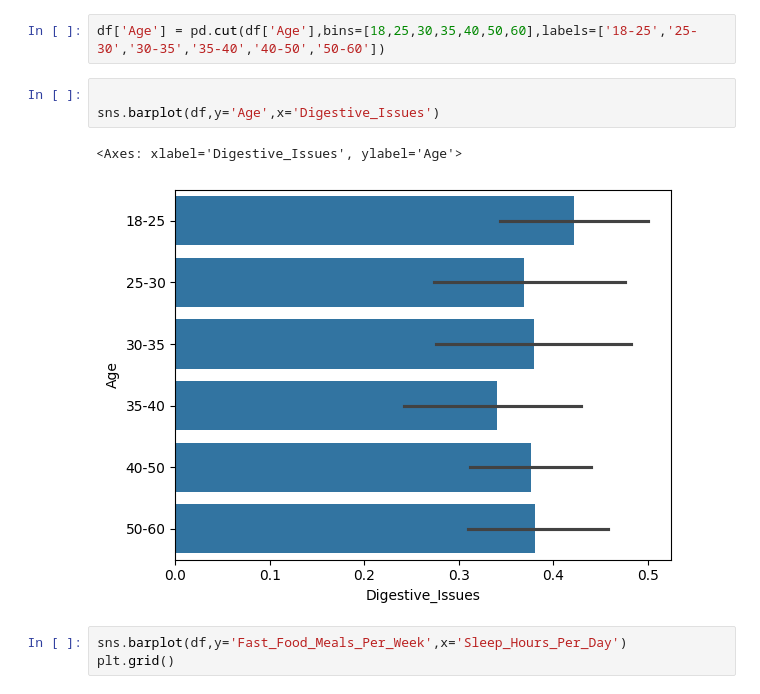
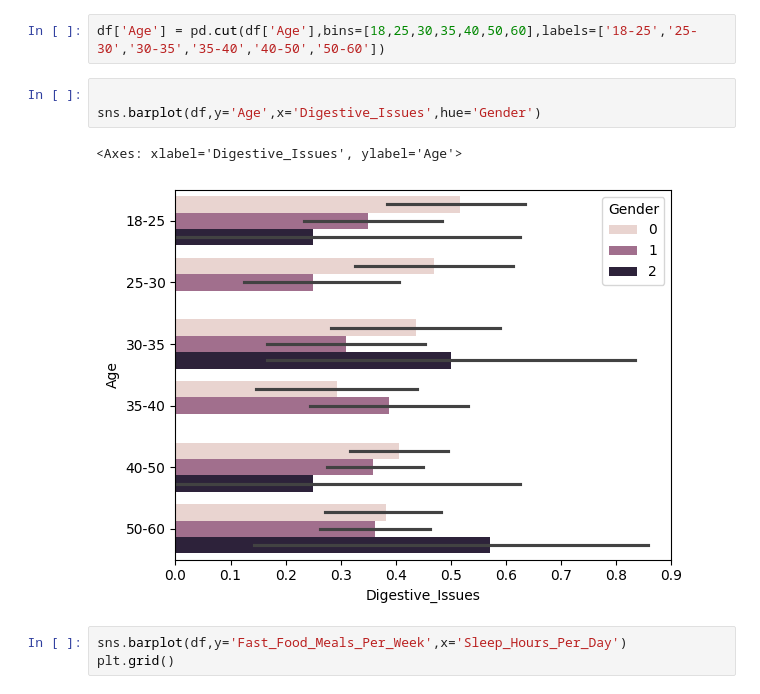
Before and after one commit to amrk216/fast-food-consumption, a Jupyter notebook: fastfood.ipynb, the cells around one changed output. Cells and saved outputs as stored; diff of their text form.

```diff
--- a/fastfood.ipynb
+++ b/fastfood.ipynb
@@ -178,10 +189,10 @@ sns.barplot(df,y='Sleep_Hours_Per_Day',x='Overall_Health_Score')
 df['Age'] = pd.cut(df['Age'],bins=[18,25,30,35,40,50,60],labels=['18-25','25-30','30-35','35-40','40-50','50-60'])
 # %%
 
-sns.barplot(df,y='Age',x='Digestive_Issues')
+sns.barplot(df,y='Age',x='Digestive_Issues',hue='Gender')
 # %% [output]
 <Axes: xlabel='Digestive_Issues', ylabel='Age'>
-[figure, old version]
+[figure, new version]
 # %%
 sns.barplot(df,y='Fast_Food_Meals_Per_Week',x='Sleep_Hours_Per_Day')
 plt.grid()
```
Also changed, not shown: parts of 17 cells of this notebook.
